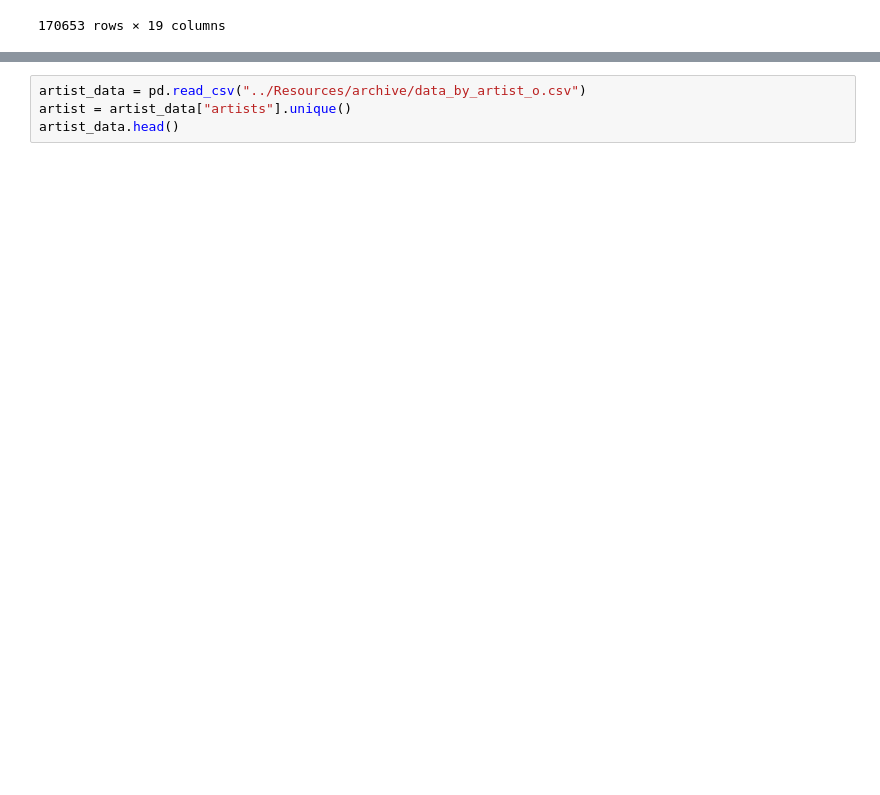
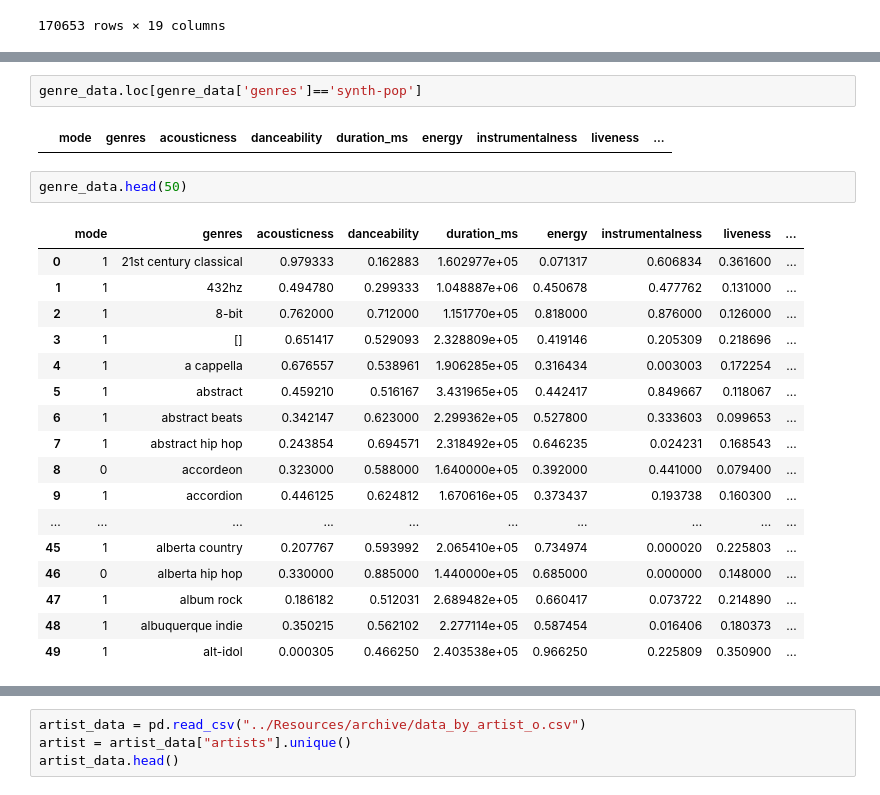
Before and after one commit to alexdanieldelcampo/Musical_Analysis, a Jupyter notebook: Yvonne/Untitled.ipynb, the cells around one changed output, grey strips where cells are left out. Saved outputs shown, nothing was run; the diff lists cells and outputs as text; blank space fills up the shorter version.

Commit message:
Reading through genre_list

```diff
--- a/Yvonne/Untitled.ipynb
+++ b/Yvonne/Untitled.ipynb
@@ -39,0 +53,24 @@ genre_data
+# %%
+genre_data.loc[genre_data['genres']=='synth-pop']
+# %% [output]
+|  | mode | genres | acousticness | danceability | duration_ms | energy | instrumentalness | liveness | ... |
+# %%
+genre_data.head(50)
+# %% [output]
+|  | mode | genres | acousticness | danceability | duration_ms | energy | instrumentalness | liveness | ... |
+| 0 | 1 | 21st century classical | 0.979333 | 0.162883 | 1.602977e+05 | 0.071317 | 0.606834 | 0.361600 | ... |
+| 1 | 1 | 432hz | 0.494780 | 0.299333 | 1.048887e+06 | 0.450678 | 0.477762 | 0.131000 | ... |
+| 2 | 1 | 8-bit | 0.762000 | 0.712000 | 1.151770e+05 | 0.818000 | 0.876000 | 0.126000 | ... |
+| 3 | 1 | [] | 0.651417 | 0.529093 | 2.328809e+05 | 0.419146 | 0.205309 | 0.218696 | ... |
+| 4 | 1 | a cappella | 0.676557 | 0.538961 | 1.906285e+05 | 0.316434 | 0.003003 | 0.172254 | ... |
+| 5 | 1 | abstract | 0.459210 | 0.516167 | 3.431965e+05 | 0.442417 | 0.849667 | 0.118067 | ... |
+| 6 | 1 | abstract beats | 0.342147 | 0.623000 | 2.299362e+05 | 0.527800 | 0.333603 | 0.099653 | ... |
+| 7 | 1 | abstract hip hop | 0.243854 | 0.694571 | 2.318492e+05 | 0.646235 | 0.024231 | 0.168543 | ... |
+| 8 | 0 | accordeon | 0.323000 | 0.588000 | 1.640000e+05 | 0.392000 | 0.441000 | 0.079400 | ... |
+| 9 | 1 | accordion | 0.446125 | 0.624812 | 1.670616e+05 | 0.373437 | 0.193738 | 0.160300 | ... |
+| ... | ... | ... | ... | ... | ... | ... | ... | ... | ... |
+| 45 | 1 | alberta country | 0.207767 | 0.593992 | 2.065410e+05 | 0.734974 | 0.000020 | 0.225803 | ... |
+| 46 | 0 | alberta hip hop | 0.330000 | 0.885000 | 1.440000e+05 | 0.685000 | 0.000000 | 0.148000 | ... |
+| 47 | 1 | album rock | 0.186182 | 0.512031 | 2.689482e+05 | 0.660417 | 0.073722 | 0.214890 | ... |
+| 48 | 1 | albuquerque indie | 0.350215 | 0.562102 | 2.277114e+05 | 0.587454 | 0.016406 | 0.180373 | ... |
+| 49 | 1 | alt-idol | 0.000305 | 0.466250 | 2.403538e+05 | 0.966250 | 0.225809 | 0.350900 | ... |
```
Also changed, not shown: parts of 9 cells of this notebook, 1 other file.
